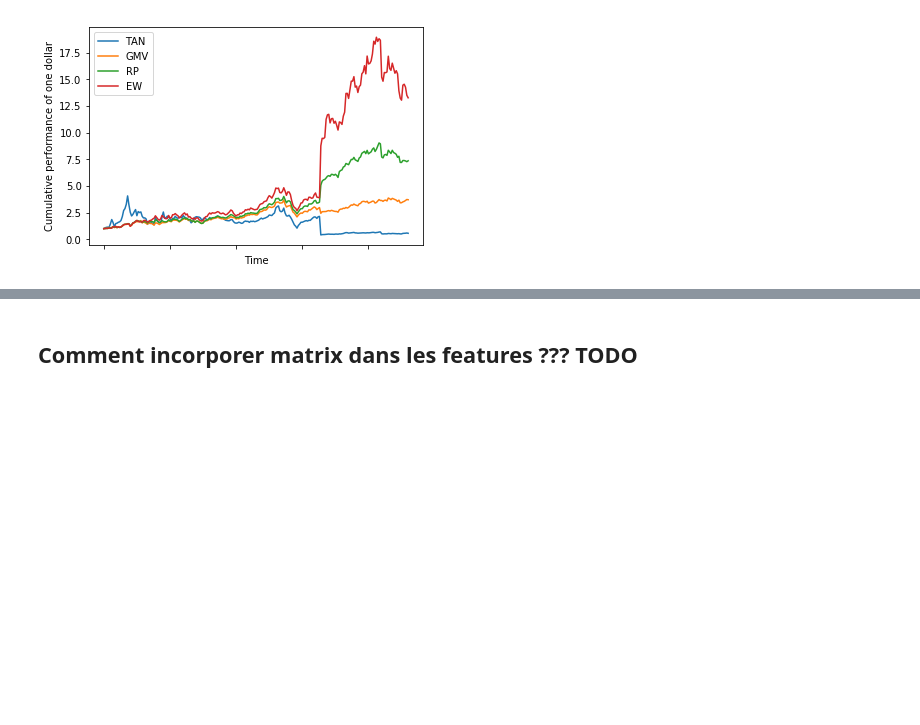
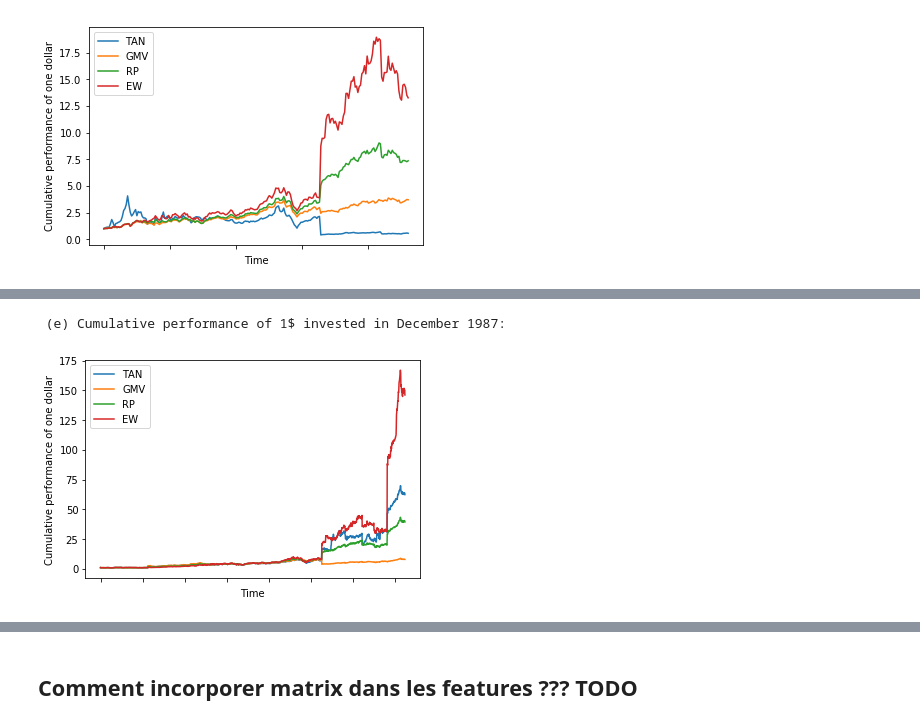
Before and after one commit to GregoireMayrhofer/financialbigdata, a Jupyter notebook: data_preprocessing.ipynb, the cells around one changed output, grey strips where cells are left out. Drawn from its saved outputs; the diff is of its cells as text; code cells hidden in the pictures; blank space fills up the shorter version.

```diff
--- a/data_preprocessing.ipynb
+++ b/data_preprocessing.ipynb
@@ -388,0 +417,16 @@ print(labels)
+# %%
+def dailytosomething(df,rf,number):
+    new_df = df.iloc[::number,:]
+    new_rf = rf.iloc[::number]
+    new_rf = new_rf.iloc[:].shift(1)#/12
+    ret= new_df.pct_change(1)
+    ret = ret.drop(ret.index[[0]])
+    rf_final = new_rf.drop(new_rf.index[[0]])
+    return ret,rf_final
+
+number = 5
+ret_weekly, Rf_weekly = dailytosomething(df_daily,Rf_fama,number)
+print(ret_weekly.shape)
+print(Rf_weekly.shape)
+
+Rf_weekly = ((1 + Rf_weekly)**number) -1
@@ -388,0 +604,23 @@ print(labels)
+# %%
+#total return index
+dates_cumperf = ret_weekly.iloc[(rolling_window_step-1):].index.get_level_values(0)
+ones = np.ones((1,4))
+
+cumperf = np.cumprod(np.concatenate((ones,1 + p_perf),axis=0),axis=0) #cumprod because when we win money we reinvest it directly
+df_cumperf = pd.DataFrame(data=cumperf,index=dates_cumperf,columns=strategies)
+
+#df_cumperf.drop(columns=['TAN'],inplace=True)
+df_cumperf.plot()
+plt.xlabel('Time')
+plt.ylabel('Cumulative performance of one dollar')
+strategies = ['TAN','GMV','RP','EW']
+#strategies = ['GMV','RP','EW']
+plt.legend(strategies, loc=0)
+#plt.ylim([-20,50])
+
+
+print('\n (e) Cumulative performance of 1$ invested in December 1987:')
+plt.show()
+# %% [output]
+ (e) Cumulative performance of 1$ invested in December 1987:
+[figure, added]
```
Also changed, not shown: parts of 17 cells of this notebook, 1 other file.
